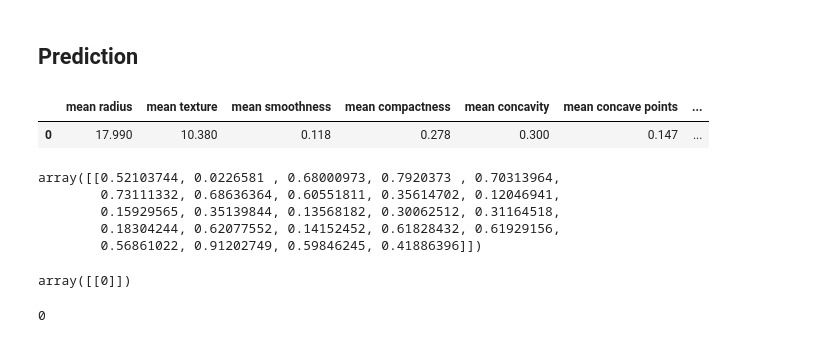
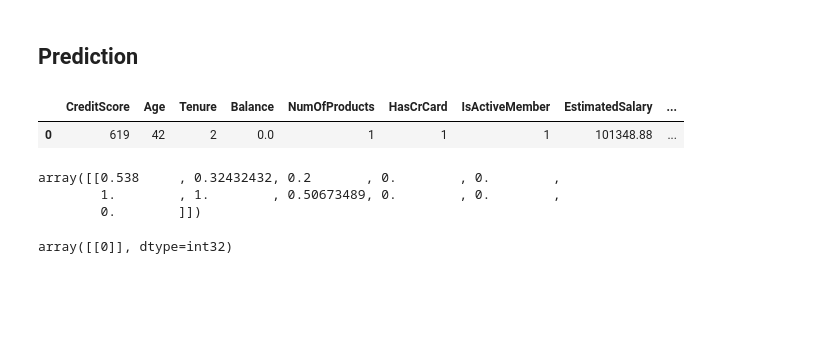
Before and after one commit to D1290-Ali/Data-Science, a Jupyter notebook: DL/Assignments/DL_Assignment_1_(Classification_with_ANN_Churn_Prediction).ipynb, the cells around one changed output. Saved outputs shown, nothing was run; the diff lists cells and outputs as text; code cells hidden in the pictures; blank space fills up the shorter version.

```diff
--- a/DL/Assignments/DL_Assignment_1_(Classification_with_ANN_Churn_Prediction).ipynb
+++ b/DL/Assignments/DL_Assignment_1_(Classification_with_ANN_Churn_Prediction).ipynb
@@ -879,29 +818,23 @@ scaler_cancer = pickle.load(open("scaler_cancer", "rb"))
 # %% [markdown]
 ## Prediction
 # %%
-single_patient = df.drop('Cancer', axis = 1).iloc[0:1, :]
-single_patient
+pred_customer = df.drop('Exited', axis = 1).iloc[0:1, :]
-# %% [output]
-|  | mean radius | mean texture | mean smoothness | mean compactness | mean concavity | mean concave points | ... |
-| 0 | 17.990 | 10.380 | 0.118 | 0.278 | 0.300 | 0.147 | ... |
-# %%
-single_patient = scaler_cancer.transform(single_patient)
-single_patient
-# %% [output]
-array([[0.52103744, 0.0226581 , 0.68000973, 0.7920373 , 0.70313964,
-        0.73111332, 0.68636364, 0.60551811, 0.35614702, 0.12046941,
-        0.15929565, 0.35139844, 0.13568182, 0.30062512, 0.31164518,
-        0.18304244, 0.62077552, 0.14152452, 0.61828432, 0.61929156,
-        0.56861022, 0.91202749, 0.59846245, 0.41886396]])
+# %%
+pred_customer
+# %% [output]
+|  | CreditScore | Age | Tenure | Balance | NumOfProducts | HasCrCard | IsActiveMember | EstimatedSalary | ... |
+| 0 | 619 | 42 | 2 | 0.0 | 1 | 1 | 1 | 101348.88 | ... |
+# %%
+pred_customer = scaler_churn.transform(pred_customer)
+pred_customer
+# %% [output]
+array([[0.538     , 0.32432432, 0.2       , 0.        , 0.        ,
+        1.        , 1.        , 0.50673489, 0.        , 0.        ,
+        0.        ]])
 # %%
-(model_cancer.predict(single_patient) > 0.5).astype("int32")
-#model_cancer.predict_classes(single_patient)
+(model_churn.predict(pred_customer) > 0.5).astype("int32")
 # %% [output]
-array([[0]])
+array([[0]], dtype=int32)
-# %%
-df["Cancer"].iloc[0]
-# %% [output]
-0
 # %% [markdown]
 ___
 
```
Also changed, not shown: parts of 24 cells of this notebook.
